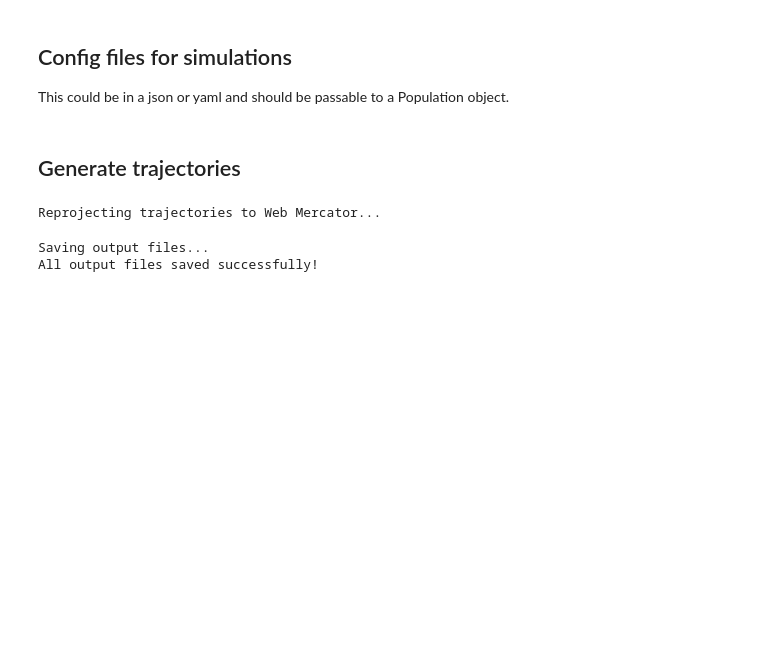
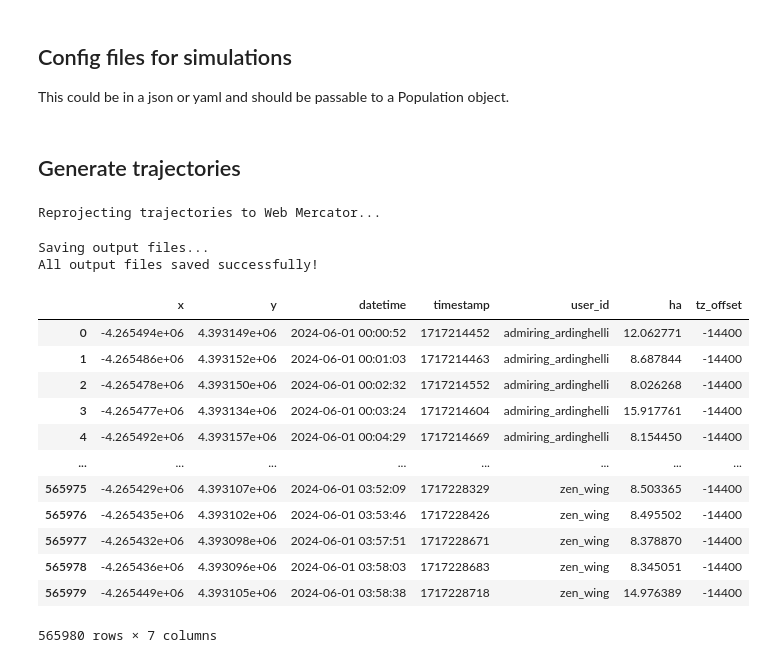
Before and after one commit to Watts-Lab/nomad, a Jupyter notebook: examples/research/robustness-of-algorithms/prescribed_trajectory_exp_1.ipynb, the cells around one changed output. Drawn from its saved outputs; the diff is of its cells as text; code cells hidden in the pictures; blank space fills up the shorter version.

```diff
--- a/examples/research/robustness-of-algorithms/prescribed_trajectory_exp_1.ipynb
+++ b/examples/research/robustness-of-algorithms/prescribed_trajectory_exp_1.ipynb
@@ -178,0 +183,16 @@ All output files saved successfully!
+# %%
+heatmap_df
+# %% [output]
+|  | x | y | datetime | timestamp | user_id | ha | tz_offset |
+| 0 | -4.265494e+06 | 4.393149e+06 | 2024-06-01 00:00:52 | 1717214452 | admiring_ardinghelli | 12.062771 | -14400 |
+| 1 | -4.265486e+06 | 4.393152e+06 | 2024-06-01 00:01:03 | 1717214463 | admiring_ardinghelli | 8.687844 | -14400 |
+| 2 | -4.265478e+06 | 4.393150e+06 | 2024-06-01 00:02:32 | 1717214552 | admiring_ardinghelli | 8.026268 | -14400 |
+| 3 | -4.265477e+06 | 4.393134e+06 | 2024-06-01 00:03:24 | 1717214604 | admiring_ardinghelli | 15.917761 | -14400 |
+| 4 | -4.265492e+06 | 4.393157e+06 | 2024-06-01 00:04:29 | 1717214669 | admiring_ardinghelli | 8.154450 | -14400 |
+| ... | ... | ... | ... | ... | ... | ... | ... |
+| 565975 | -4.265429e+06 | 4.393107e+06 | 2024-06-01 03:52:09 | 1717228329 | zen_wing | 8.503365 | -14400 |
+| 565976 | -4.265435e+06 | 4.393102e+06 | 2024-06-01 03:53:46 | 1717228426 | zen_wing | 8.495502 | -14400 |
+| 565977 | -4.265432e+06 | 4.393098e+06 | 2024-06-01 03:57:51 | 1717228671 | zen_wing | 8.378870 | -14400 |
+| 565978 | -4.265436e+06 | 4.393096e+06 | 2024-06-01 03:58:03 | 1717228683 | zen_wing | 8.345051 | -14400 |
+| 565979 | -4.265449e+06 | 4.393105e+06 | 2024-06-01 03:58:38 | 1717228718 | zen_wing | 14.976389 | -14400 |
+565980 rows × 7 columns
```
Also changed, not shown: parts of 4 cells of this notebook.
